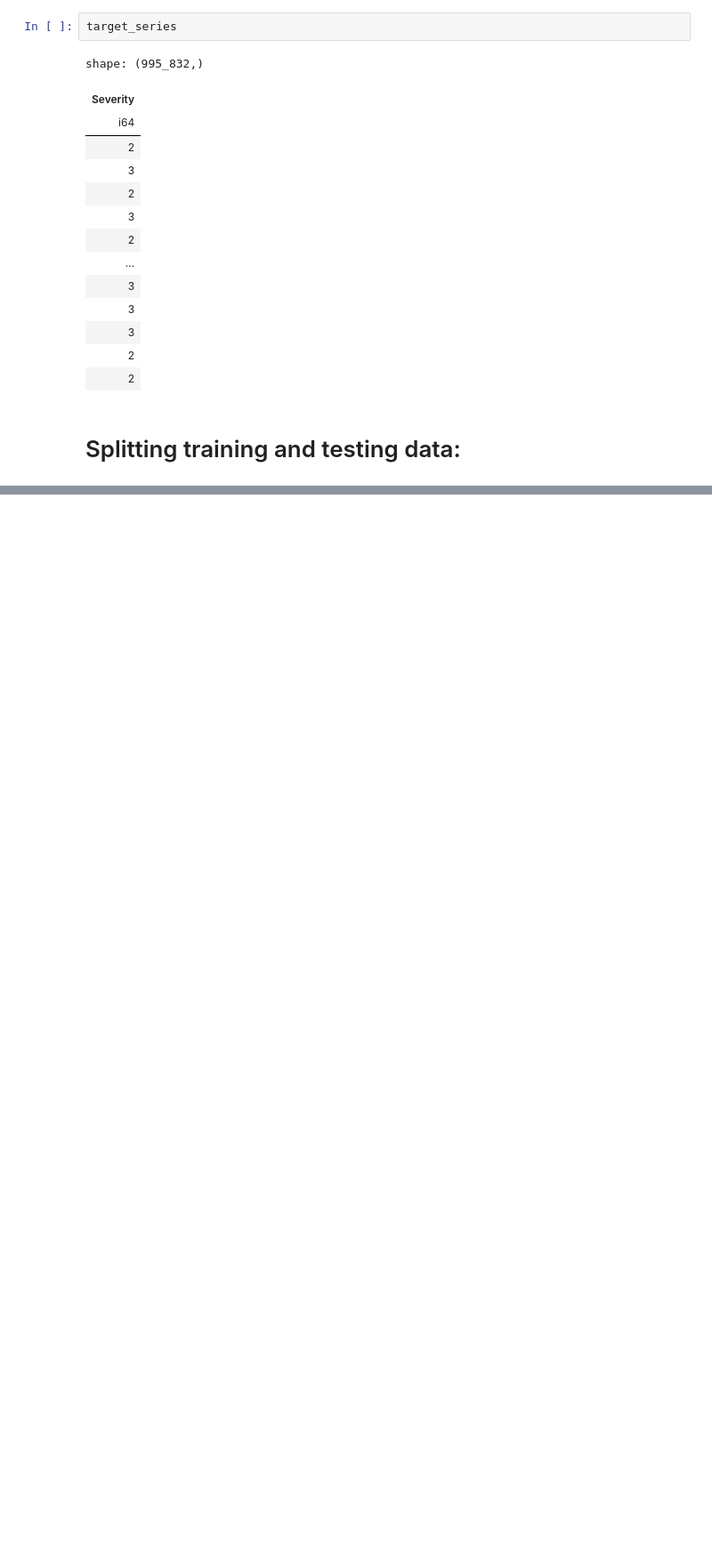
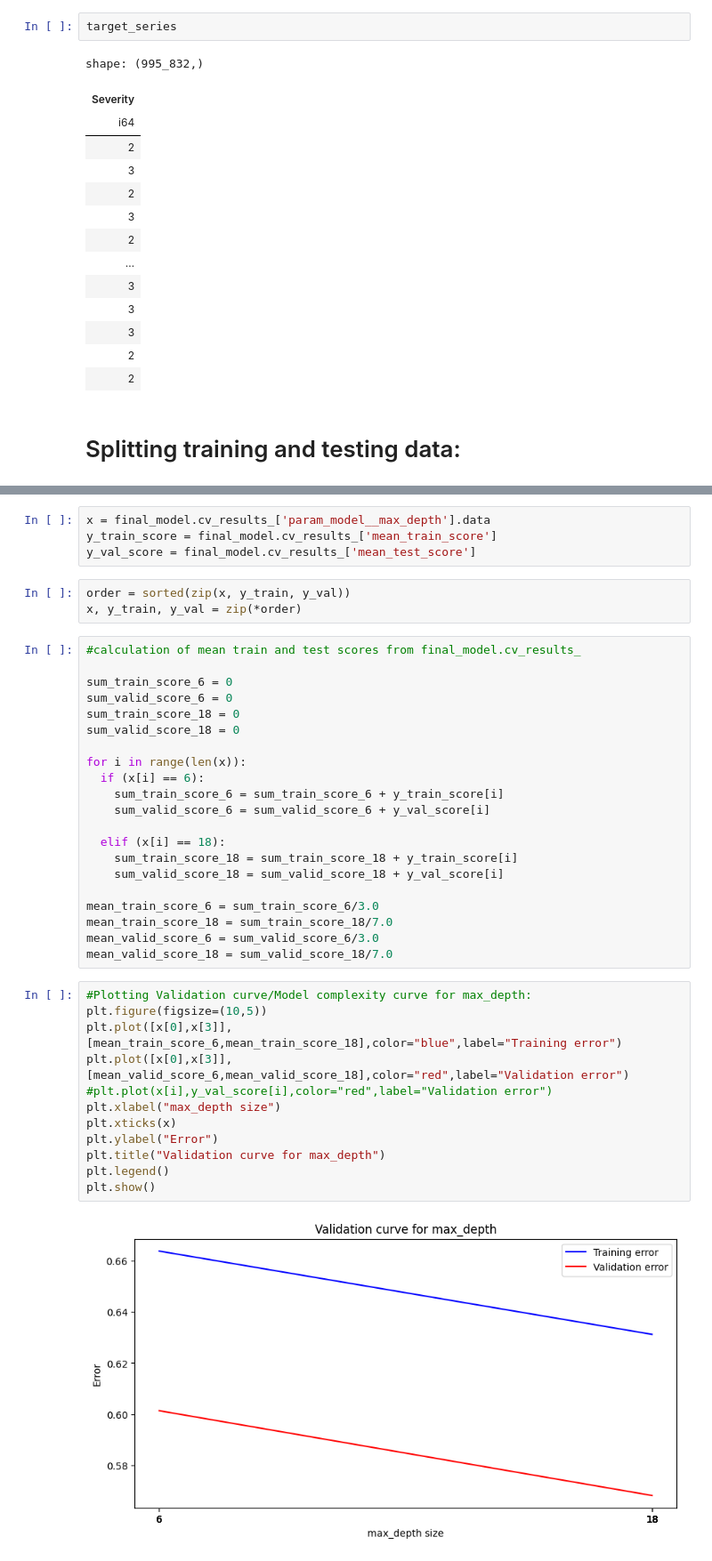
Before and after one commit to shantanu2693/US-accidents, a Jupyter notebook: US_Accidents.ipynb, the cells around one changed output, grey strips where cells are left out. Shown at 89% size. Cells and saved outputs as stored; diff of their text form; blank space fills up the shorter version.

```diff
--- a/US_Accidents.ipynb
+++ b/US_Accidents.ipynb
@@ -233,0 +409,42 @@ shape: (995_832,)
+# %%
+x = final_model.cv_results_['param_model__max_depth'].data
+y_train_score = final_model.cv_results_['mean_train_score']
+y_val_score = final_model.cv_results_['mean_test_score']
+# %%
+order = sorted(zip(x, y_train, y_val))
+x, y_train, y_val = zip(*order)
+# %%
+#calculation of mean train and test scores from final_model.cv_results_
+
+sum_train_score_6 = 0
+sum_valid_score_6 = 0
+sum_train_score_18 = 0
+sum_valid_score_18 = 0
+
+for i in range(len(x)):
+  if (x[i] == 6):
+    sum_train_score_6 = sum_train_score_6 + y_train_score[i]
+    sum_valid_score_6 = sum_valid_score_6 + y_val_score[i]
+
+  elif (x[i] == 18):
+    sum_train_score_18 = sum_train_score_18 + y_train_score[i]
+    sum_valid_score_18 = sum_valid_score_18 + y_val_score[i]
+
+mean_train_score_6 = sum_train_score_6/3.0
+mean_train_score_18 = sum_train_score_18/7.0
+mean_valid_score_6 = sum_valid_score_6/3.0
+mean_valid_score_18 = sum_valid_score_18/7.0
+# %%
+#Plotting Validation curve/Model complexity curve for max_depth:
+plt.figure(figsize=(10,5))
+plt.plot([x[0],x[3]],[mean_train_score_6,mean_train_score_18],color="blue",label="Training error")
+plt.plot([x[0],x[3]],[mean_valid_score_6,mean_valid_score_18],color="red",label="Validation error")
+#plt.plot(x[i],y_val_score[i],color="red",label="Validation error")
+plt.xlabel("max_depth size")
+plt.xticks(x)
+plt.ylabel("Error")
+plt.title("Validation curve for max_depth")
+plt.legend()
+plt.show()
+# %% [output]
+[figure, added]
```
Also changed, not shown: parts of 23 cells of this notebook.
